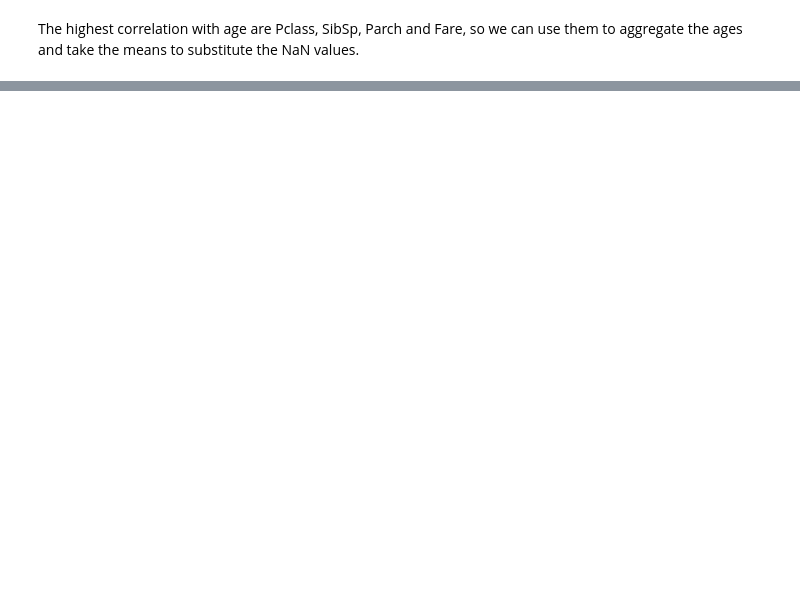
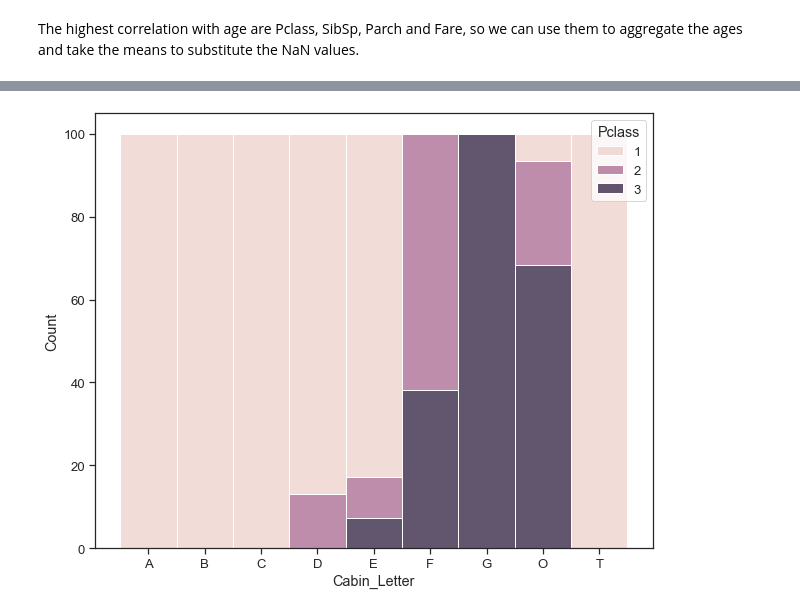
Before and after one commit to diequies/Titanic_Kaggle, a Jupyter notebook: Titanic_data_exploration.ipynb, the cells around one changed output, grey strips where cells are left out. Cells and saved outputs as stored; diff of their text form; code cells hidden in the pictures; blank space fills up the shorter version.

```diff
--- a/Titanic_data_exploration.ipynb
+++ b/Titanic_data_exploration.ipynb
@@ -248,0 +315,24 @@ Name: Age, dtype: float64
+# %%
+df_all_cabin_Pclass_count = df_all.groupby(['Cabin_Letter','Pclass']).count()
+df_all_cabin_Pclass_count.reset_index(inplace = True)
+
+Pclass_perc = []
+for index, row in df_all_cabin_Pclass_count.iterrows():
+    Pclass_perc.append(100*(row['Cabin']/df_all[df_all['Cabin_Letter'] == row['Cabin_Letter']]['Cabin_Letter'].count()))
+
+df_all_cabin_Pclass_count['Cabin_Perc'] = Pclass_perc
+
+
+
+plt.figure(figsize = (10,8))
+sns.set(font_scale = 1.2)
+sns.set_style('ticks')
+
+ax = sns.histplot(df_all_cabin_Pclass_count,
+                 x = 'Cabin_Letter',
+                 weights = 'Cabin_Perc',
+                 hue = 'Pclass',
+                 multiple = 'stack',
+                 edgecolor = 'white')
+# %% [output]
+[figure, added]
```
Also changed, not shown: parts of 111 cells of this notebook, 3 other files.
